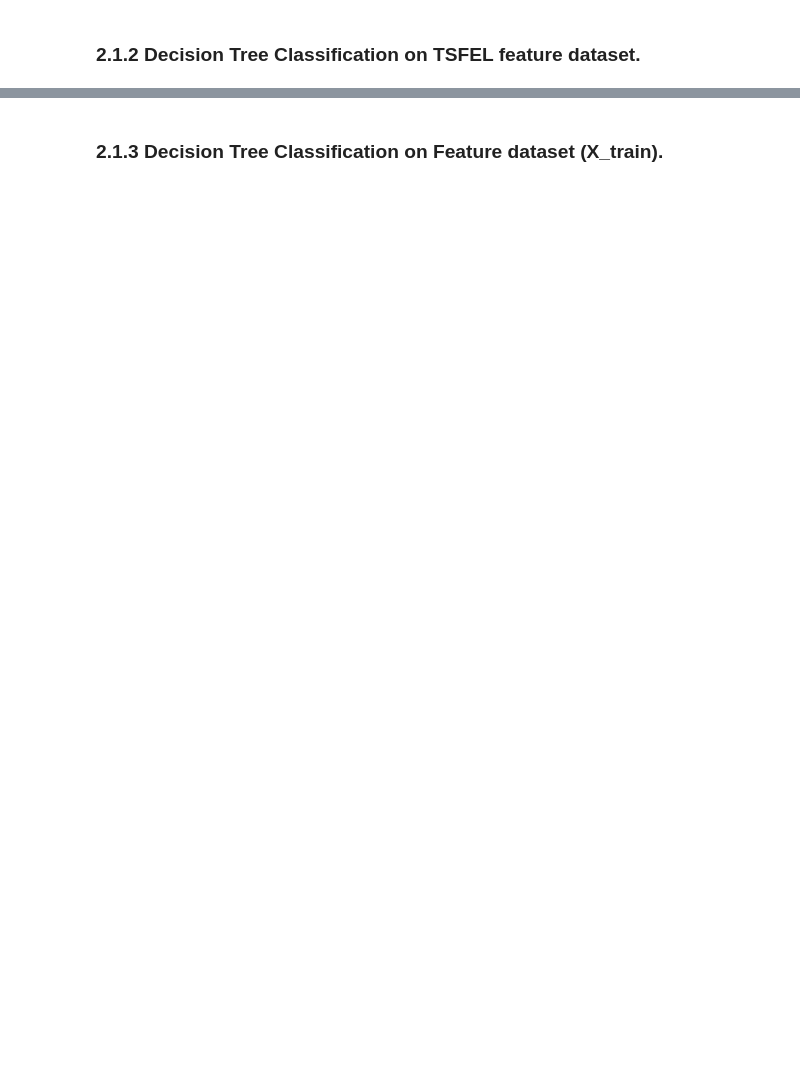
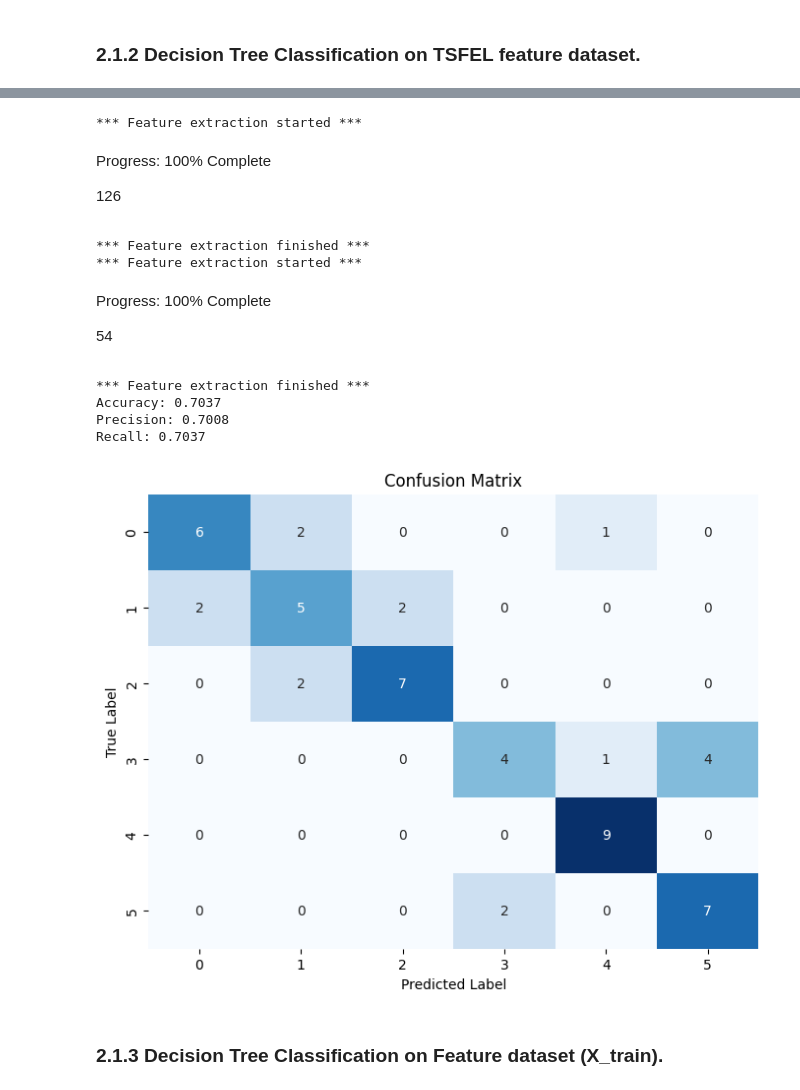
Before and after one commit to shadowscythe03/es335-24-fall-assignment-1, a Jupyter notebook: Task_2.ipynb, the cells around one changed output, grey strips where cells are left out. Drawn from its saved outputs; the diff is of its cells as text; code cells hidden in the pictures; blank space fills up the shorter version.

```diff
--- a/Task_2.ipynb
+++ b/Task_2.ipynb
@@ -111,3 +72,33 @@ Recall: 0.7954
+# %%
+import tsfel
+
+X_train_sig = list(X_train_raw.to_numpy())
+X_test_sig = list(X_test_raw.to_numpy())
+
+
+cfg_file = tsfel.get_features_by_domain()  # All features
+# Get features
+X_train_TSFEL = tsfel.time_series_features_extractor(cfg_file, X_train_sig, fs = 100)
+X_test_TSFEL = tsfel.time_series_features_extractor(cfg_file, X_test_sig, fs = 100)
+
+y_train_TSFEL = y_train_raw
+y_test_TSFEL = y_test_raw
+
+
+DecisionTreeClassifierFunc(X_train_TSFEL,y_train_TSFEL,X_test_TSFEL,y_test_TSFEL)
+# %% [output]
+*** Feature extraction started ***
+Progress: 100% Complete
+126
+*** Feature extraction finished ***
+*** Feature extraction started ***
+Progress: 100% Complete
+54
+*** Feature extraction finished ***
+Accuracy: 0.7037
+Precision: 0.7008
+Recall: 0.7037
+[figure, added]
 # %% [markdown]
 ### 2.1.3 Decision Tree Classification on Feature dataset (X_train).
 # %%
```
Also changed, not shown: parts of 4 cells of this notebook.
